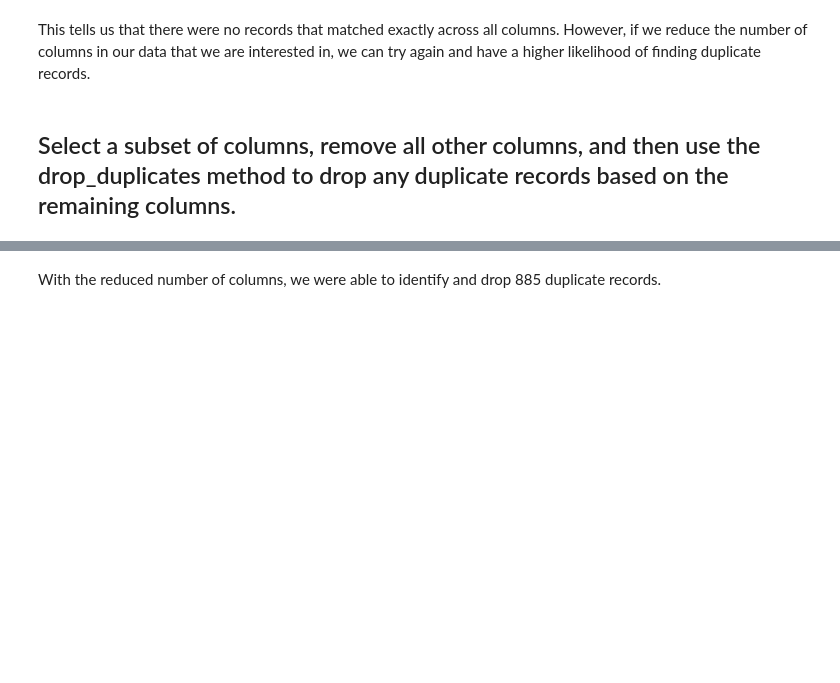
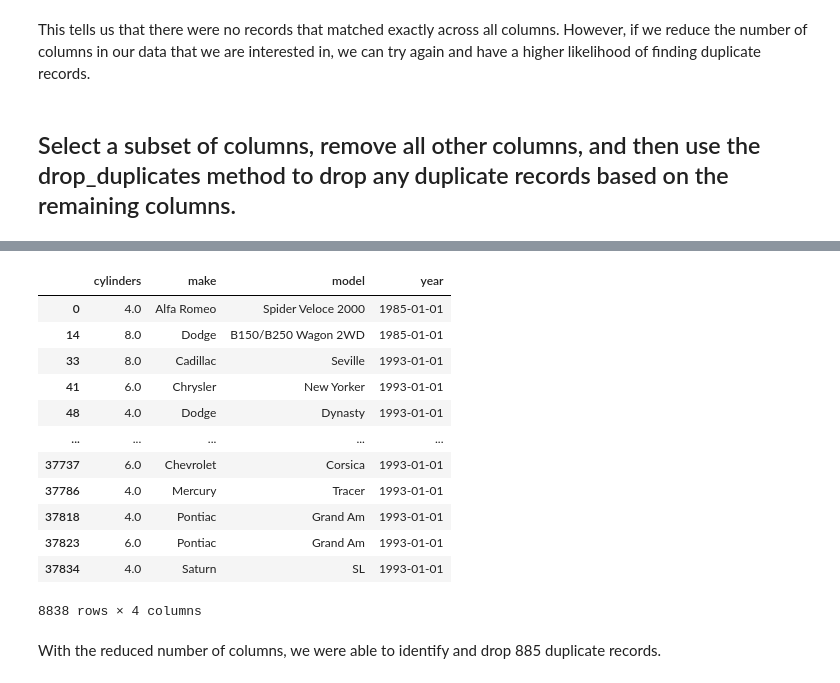
Before and after one commit to Ironhack-Data-Madrid-Octubre-2023/2.4-lab_data_cleaning, a Jupyter notebook: your-code/main.ipynb, the cells around one changed output, grey strips where cells are left out. Saved outputs shown, nothing was run; the diff lists cells and outputs as text; code cells hidden in the pictures; blank space fills up the shorter version.

```diff
--- a/your-code/main.ipynb
+++ b/your-code/main.ipynb
@@ -496,7 +671,29 @@ This tells us that there were no records that matched exactly across all columns
 # %%
 #your code
 
+columns_to_keep = ['cylinders', 'make', 'model','year']
+
+data_subset = data[columns_to_keep]
+
+data_no_duplicates = data_subset.drop_duplicates()
+
+data_no_duplicates
+
 #print('Number of duplicate records dropped: ', str(before - after))
+# %% [output]
+|  | cylinders | make | model | year |
+| 0 | 4.0 | Alfa Romeo | Spider Veloce 2000 | 1985-01-01 |
+| 14 | 8.0 | Dodge | B150/B250 Wagon 2WD | 1985-01-01 |
+| 33 | 8.0 | Cadillac | Seville | 1993-01-01 |
+| 41 | 6.0 | Chrysler | New Yorker | 1993-01-01 |
+| 48 | 4.0 | Dodge | Dynasty | 1993-01-01 |
+| ... | ... | ... | ... | ... |
+| 37737 | 6.0 | Chevrolet | Corsica | 1993-01-01 |
+| 37786 | 4.0 | Mercury | Tracer | 1993-01-01 |
+| 37818 | 4.0 | Pontiac | Grand Am | 1993-01-01 |
+| 37823 | 6.0 | Pontiac | Grand Am | 1993-01-01 |
+| 37834 | 4.0 | Saturn | SL | 1993-01-01 |
+8838 rows × 4 columns
 # %% [markdown]
 With the reduced number of columns, we were able to identify and drop 885 duplicate records.
 # %% [markdown]
```
Also changed, not shown: parts of 27 cells of this notebook.
